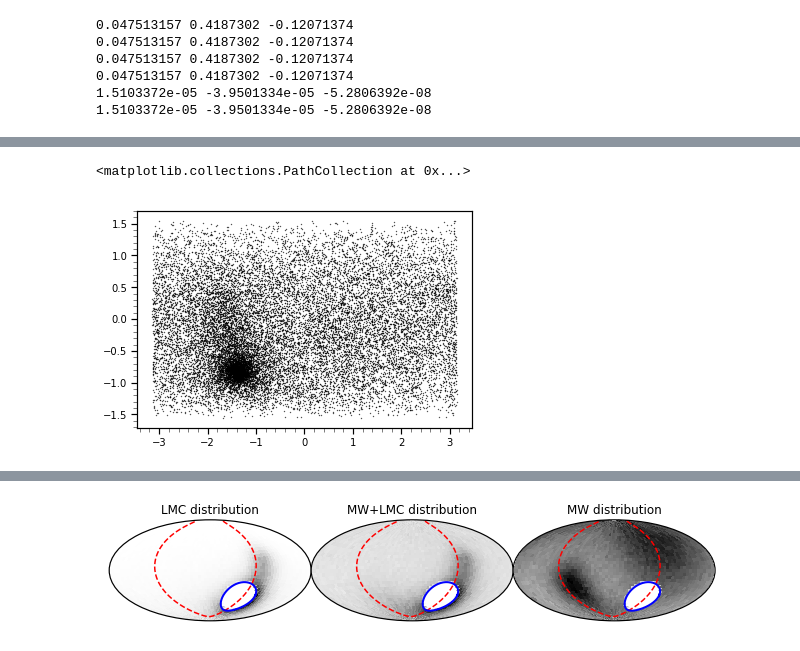
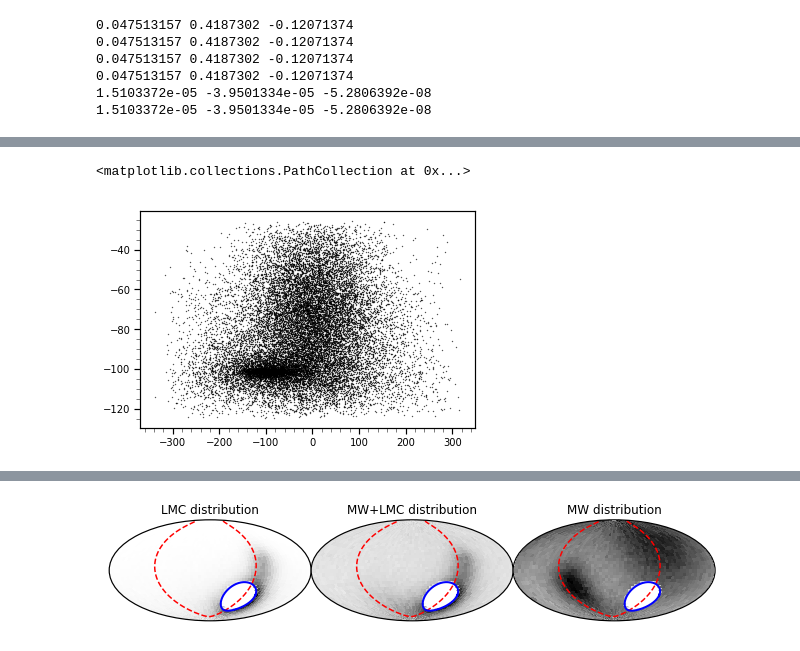
Before and after one commit to michael-petersen/rrlyrae-edr3, a Jupyter notebook: Mock_analysis.ipynb, the cells around one changed output, grey strips where cells are left out. Saved outputs shown, nothing was run; the diff lists cells and outputs as text; code cells hidden in the pictures.

```diff
--- a/Mock_analysis.ipynb
+++ b/Mock_analysis.ipynb
@@ -1024,11 +1048,13 @@ for indx in range(0,lprint.size):
 
 f.close()
 # %%
-A = np.genfromtxt('catalogs/mock_rrlyrae.csv')
-plt.scatter(A[:,6],A[:,7],color='black',s=.1)
+A = np.genfromtxt('catalogs/mock_rrlyrae_predictions.csv')
+
+w = np.where(A[:,16]<=1)
+plt.scatter(A[w,9],A[w,17],color='black',s=.1)
 # %% [output]
 <matplotlib.collections.PathCollection at 0x...>
-[figure, old version]
+[figure, new version]
 # %%
 #evlprint = np.abs(dprint*4.74*np.random.normal(ecurve(dprint),0.05))
 evlprint.size
```
Also changed, not shown: parts of 43 cells of this notebook, 17 other files.
